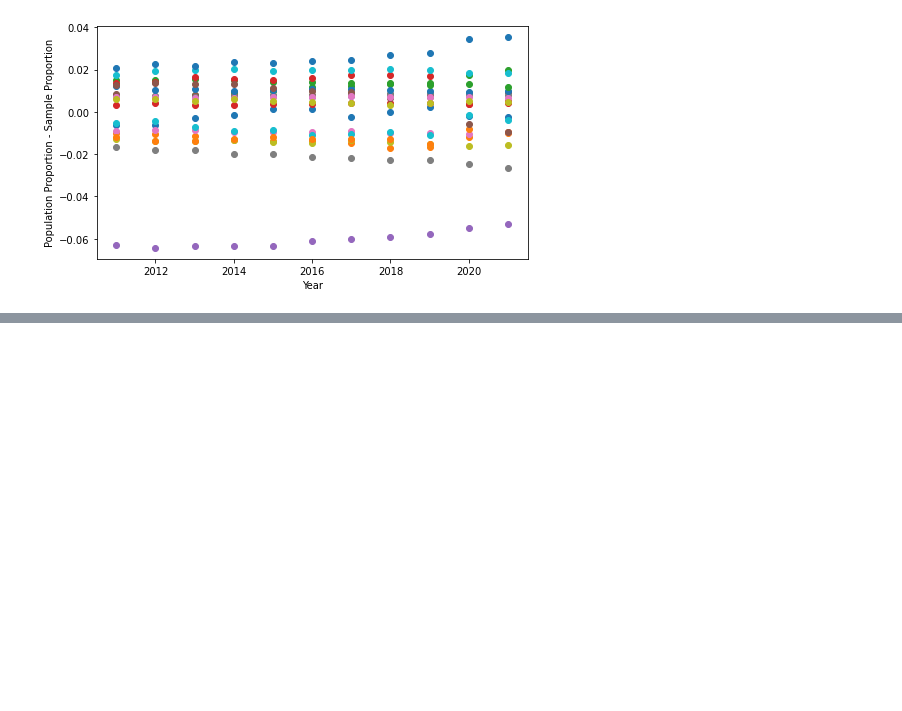
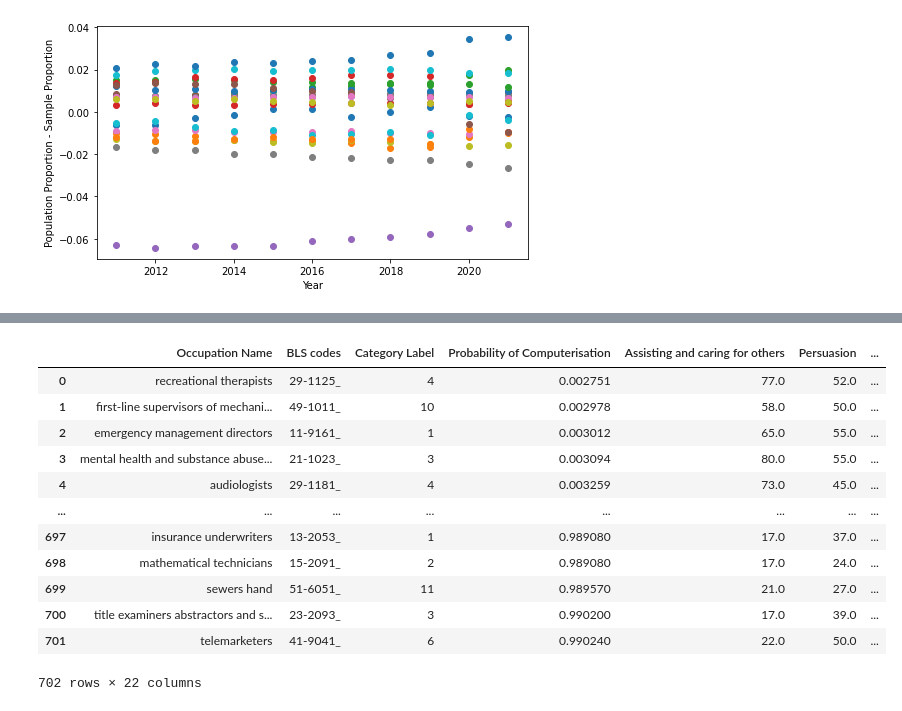
Before and after one commit to terencetan-c/4YP-The-Future-of-Work, a Jupyter notebook: Data modelling/Data modelling OP.ipynb, the cells around one changed output, grey strips where cells are left out. Cells and saved outputs as stored; diff of their text form; code cells hidden in the pictures; blank space fills up the shorter version.

```diff
--- a/Data modelling/Data modelling OP.ipynb
+++ b/Data modelling/Data modelling OP.ipynb
@@ -702,3 +622,19 @@ array([-0.03039581])
+# %%
+auto_data
+# %% [output]
+|  | Occupation Name | BLS codes | Category Label | Probability of Computerisation | Assisting and caring for others | Persuasion | ... |
+| 0 | recreational therapists | 29-1125_ | 4 | 0.002751 | 77.0 | 52.0 | ... |
+| 1 | first-line supervisors of mechani... | 49-1011_ | 10 | 0.002978 | 58.0 | 50.0 | ... |
+| 2 | emergency management directors | 11-9161_ | 1 | 0.003012 | 65.0 | 55.0 | ... |
+| 3 | mental health and substance abuse... | 21-1023_ | 3 | 0.003094 | 80.0 | 55.0 | ... |
+| 4 | audiologists | 29-1181_ | 4 | 0.003259 | 73.0 | 45.0 | ... |
+| ... | ... | ... | ... | ... | ... | ... | ... |
+| 697 | insurance underwriters | 13-2053_ | 1 | 0.989080 | 17.0 | 37.0 | ... |
+| 698 | mathematical technicians | 15-2091_ | 2 | 0.989080 | 17.0 | 24.0 | ... |
+| 699 | sewers hand | 51-6051_ | 11 | 0.989570 | 21.0 | 27.0 | ... |
+| 700 | title examiners abstractors and s... | 23-2093_ | 3 | 0.990200 | 17.0 | 39.0 | ... |
+| 701 | telemarketers | 41-9041_ | 6 | 0.990240 | 22.0 | 50.0 | ... |
+702 rows × 22 columns
 # %%
 # While $H_{m}$ contains all of our datapoints while keeping $x_{1}$ minimised, it is not very useful since it ignores the underlying downward trend. In fact, $H_{m}$ would suggest a slight upward trend. This is because we have included the outlier datapoints (relative to the downward trend) in our set $S$. Hence, it would be useful to be able to apply PAC Learning to a dataset with discarded samples. Fortunately, \cite{kostas} details such an approach with a specific scenario discarding scheme.
 
```
Also changed, not shown: parts of 29 cells of this notebook, 14 other files.
